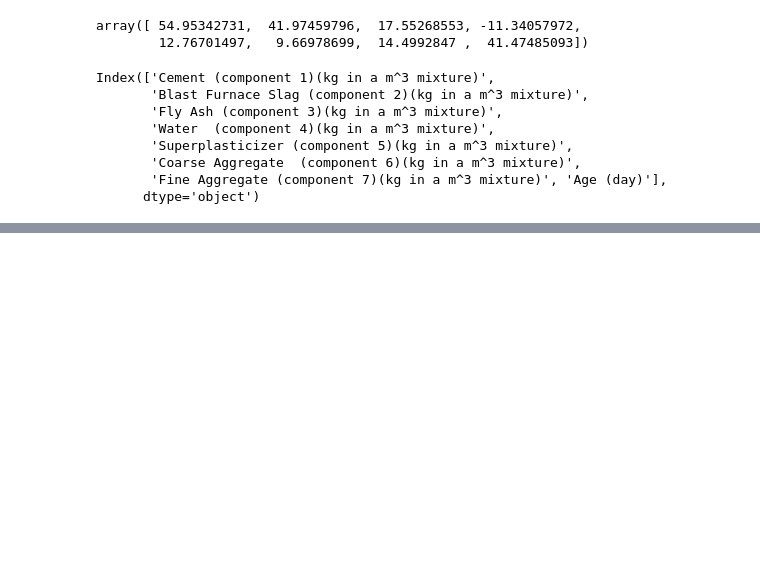
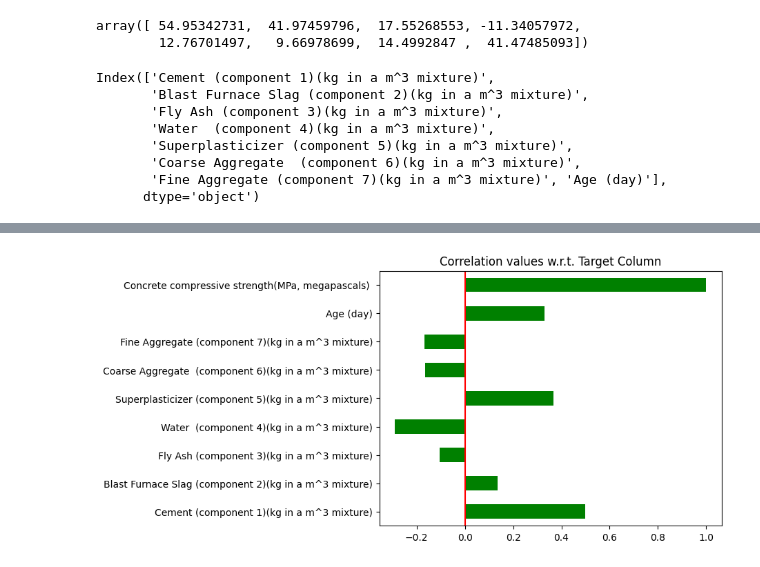
Before and after one commit to mihir0804/DataScience, a Jupyter notebook: CASE_05_Cement_Strength_Prediction_.ipynb, the cells around one changed output, grey strips where cells are left out. Saved outputs shown, nothing was run; the diff lists cells and outputs as text; code cells hidden in the pictures; blank space fills up the shorter version.

```diff
--- a/CASE_05_Cement_Strength_Prediction_.ipynb
+++ b/CASE_05_Cement_Strength_Prediction_.ipynb
@@ -230,0 +399,7 @@ Index(['Cement (component 1)(kg in a m^3 mixture)',
+# %%
+df.corr()['Concrete compressive strength(MPa, megapascals) '].plot(kind = 'barh', color= 'green')
+plt.axvline(0, color = 'red')
+plt.title('Correlation values w.r.t. Target Column')
+plt.show()
+# %% [output]
+[figure, added]
```
Also changed, not shown: parts of 16 cells of this notebook.
